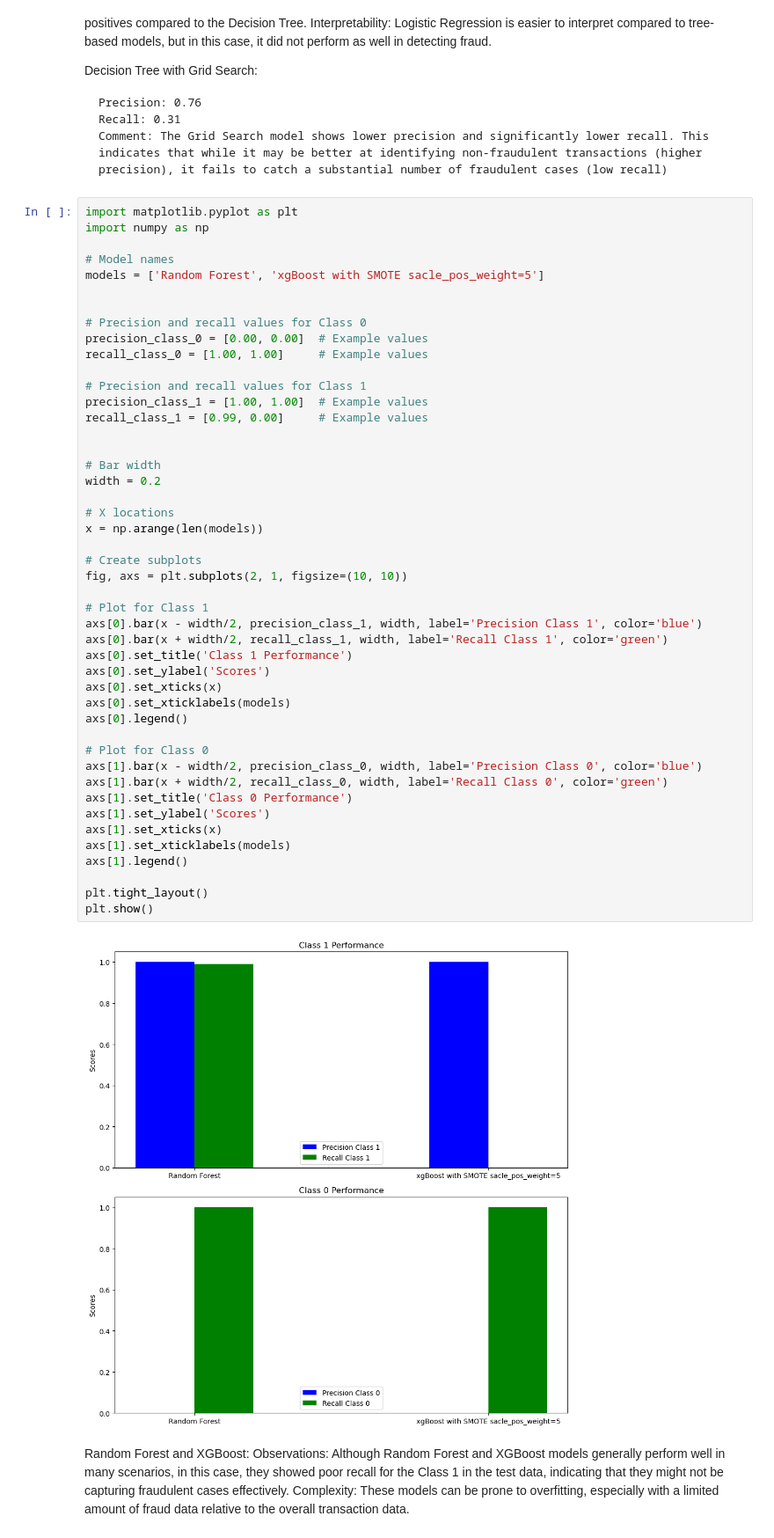
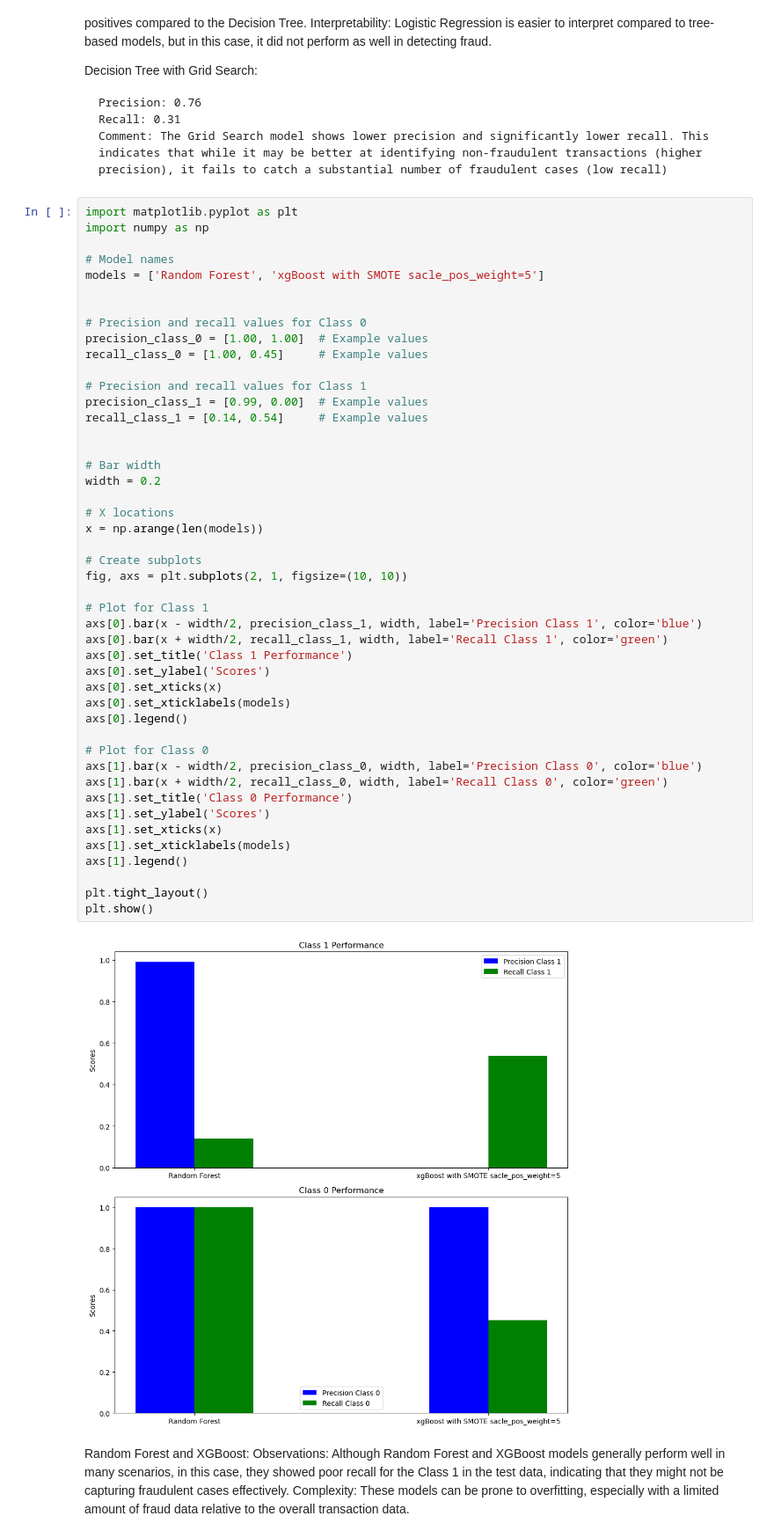
Before and after one commit to sadhchanGitHub/ML_BigData_Repo_1, a Jupyter notebook: notebooks/Project_Presentation_ML.ipynb, the cells around one changed output. Shown at 88% size. Drawn from its saved outputs; the diff is of its cells as text.

```diff
--- a/notebooks/Project_Presentation_ML.ipynb
+++ b/notebooks/Project_Presentation_ML.ipynb
@@ -1281,45 +1375,45 @@ models = ['Random Forest', 'xgBoost with SMOTE sacle_pos_weight=5']
 
 
 # Precision and recall values for Class 0
-precision_class_0 = [0.00, 0.00]  # Example values
-recall_class_0 = [1.00, 1.00]     # Example values
+precision_class_0 = [1.00, 1.00]  # Example values
+recall_class_0 = [1.00, 0.45]     # Example values
 
 # Precision and recall values for Class 1
-precision_class_1 = [1.00, 1.00]  # Example values
-recall_class_1 = [0.99, 0.00]     # Example values
+precision_class_1 = [0.99, 0.00]  # Example values
+recall_class_1 = [0.14, 0.54]     # Example values
 
 
 # Bar width
 width = 0.2
 
 # X locations
 x = np.arange(len(models))
 
 # Create subplots
 fig, axs = plt.subplots(2, 1, figsize=(10, 10))
 
 # Plot for Class 1
 axs[0].bar(x - width/2, precision_class_1, width, label='Precision Class 1', color='blue')
 axs[0].bar(x + width/2, recall_class_1, width, label='Recall Class 1', color='green')
 axs[0].set_title('Class 1 Performance')
 axs[0].set_ylabel('Scores')
 axs[0].set_xticks(x)
 axs[0].set_xticklabels(models)
 axs[0].legend()
 
 # Plot for Class 0
 axs[1].bar(x - width/2, precision_class_0, width, label='Precision Class 0', color='blue')
 axs[1].bar(x + width/2, recall_class_0, width, label='Recall Class 0', color='green')
 axs[1].set_title('Class 0 Performance')
 axs[1].set_ylabel('Scores')
 axs[1].set_xticks(x)
 axs[1].set_xticklabels(models)
 axs[1].legend()
 
 plt.tight_layout()
 plt.show()
 # %% [output]
-[figure, old version]
+[figure, new version]
 # %% [markdown]
 Random Forest and XGBoost:
         Observations: Although Random Forest and XGBoost models generally perform well in many scenarios, in this case, they showed poor recall for the Class 1 in the test data, indicating that they might not be capturing fraudulent cases effectively.
```
Also changed, not shown: parts of 10 cells of this notebook, 11 other files.
